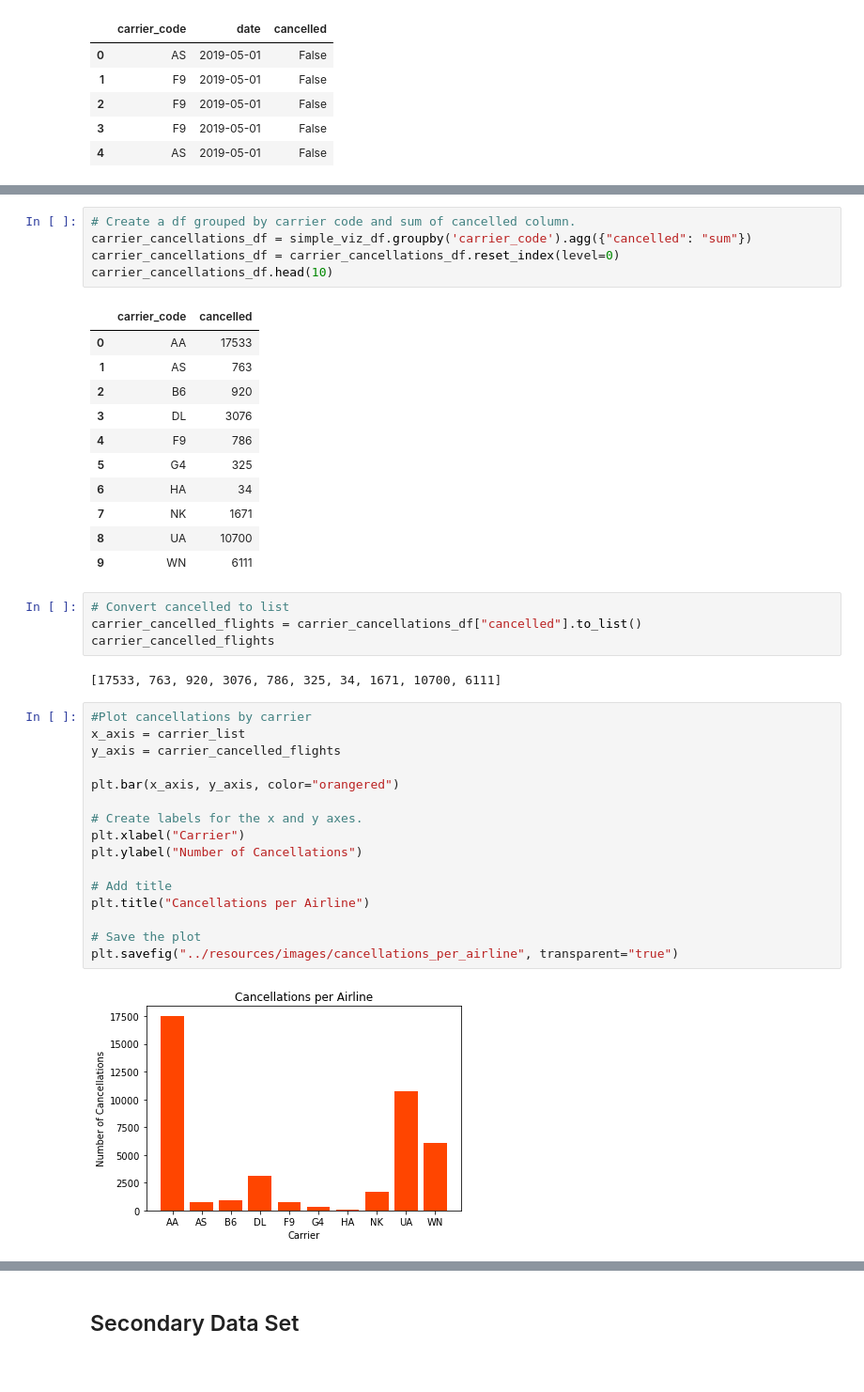
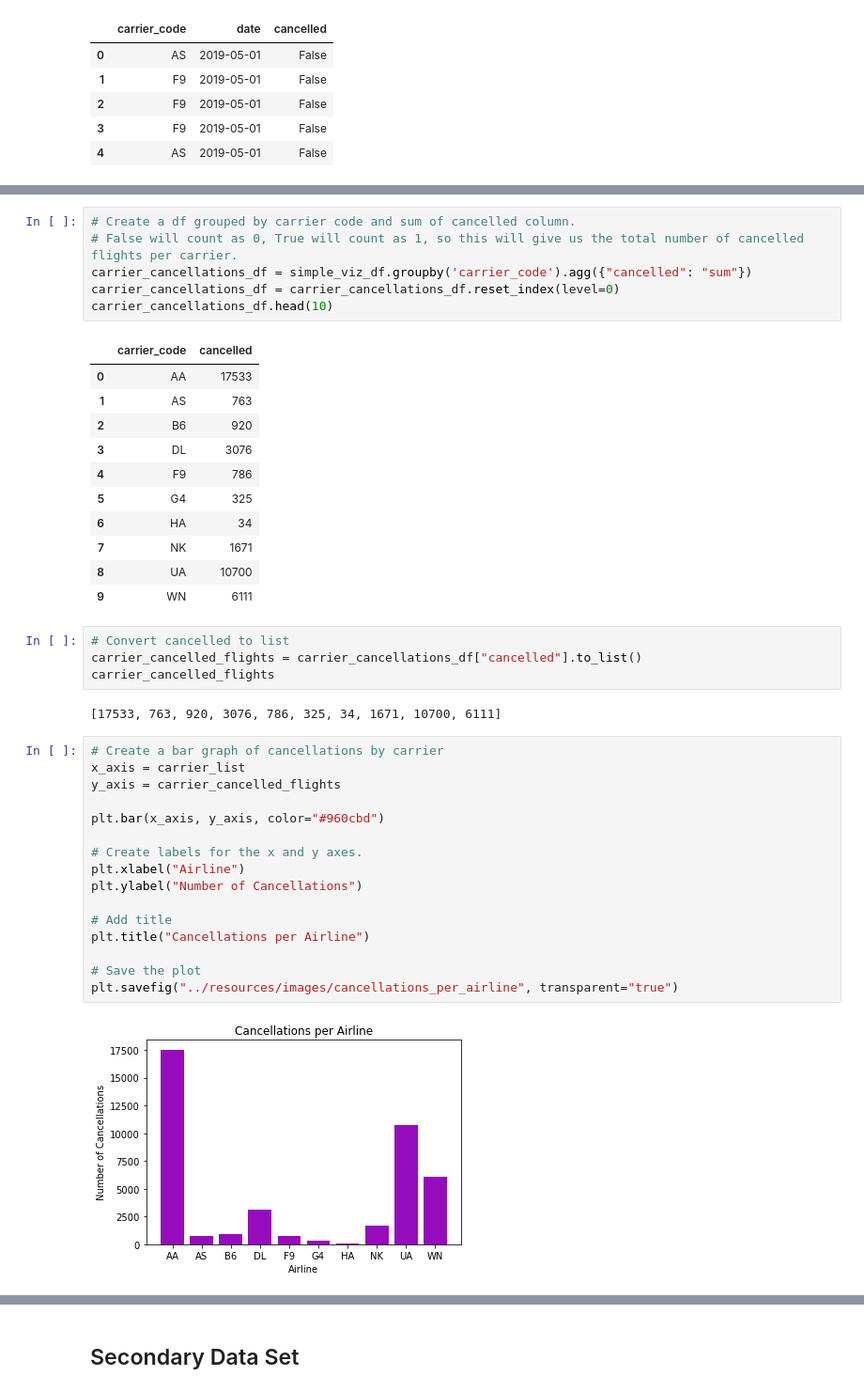
Before and after one commit to Bdataplanet/To_fly_or_not_to_fly, a Jupyter notebook: Visualizations/dataviz_seg2.ipynb, the cells around one changed output, grey strips where cells are left out. Shown: that part at 94% size. Saved outputs shown, nothing was run; the diff lists cells and outputs as text.

```diff
--- a/Visualizations/dataviz_seg2.ipynb
+++ b/Visualizations/dataviz_seg2.ipynb
@@ -442,6 +431,7 @@ simple_viz_df.head()
 | 4 | AS | 2019-05-01 | False |
 # %%
 # Create a df grouped by carrier code and sum of cancelled column.
+# False will count as 0, True will count as 1, so this will give us the total number of cancelled flights per carrier.
 carrier_cancellations_df = simple_viz_df.groupby('carrier_code').agg({"cancelled": "sum"})
 carrier_cancellations_df = carrier_cancellations_df.reset_index(level=0)
 carrier_cancellations_df.head(10)
@@ -457,27 +447,27 @@ carrier_cancellations_df.head(10)
 | 7 | NK | 1671 |
 | 8 | UA | 10700 |
 | 9 | WN | 6111 |
-# %%
-# Convert cancelled to list
-carrier_cancelled_flights = carrier_cancellations_df["cancelled"].to_list()
-carrier_cancelled_flights
-# %% [output]
-[17533, 763, 920, 3076, 786, 325, 34, 1671, 10700, 6111]
+# %%
+# Convert cancelled to list
+carrier_cancelled_flights = carrier_cancellations_df["cancelled"].to_list()
+carrier_cancelled_flights
+# %% [output]
+[17533, 763, 920, 3076, 786, 325, 34, 1671, 10700, 6111]
 # %%
-#Plot cancellations by carrier
+# Create a bar graph of cancellations by carrier
 x_axis = carrier_list
 y_axis = carrier_cancelled_flights
 
-plt.bar(x_axis, y_axis, color="orangered")
+plt.bar(x_axis, y_axis, color="#960cbd")
 
 # Create labels for the x and y axes.
-plt.xlabel("Carrier")
+plt.xlabel("Airline")
 plt.ylabel("Number of Cancellations")
 
 # Add title
 plt.title("Cancellations per Airline")
 
 # Save the plot
 plt.savefig("../resources/images/cancellations_per_airline", transparent="true")
 # %% [output]
-[figure, old version]
+[figure, new version]
```
Also changed, not shown: parts of 20 cells of this notebook, 4 other files.
